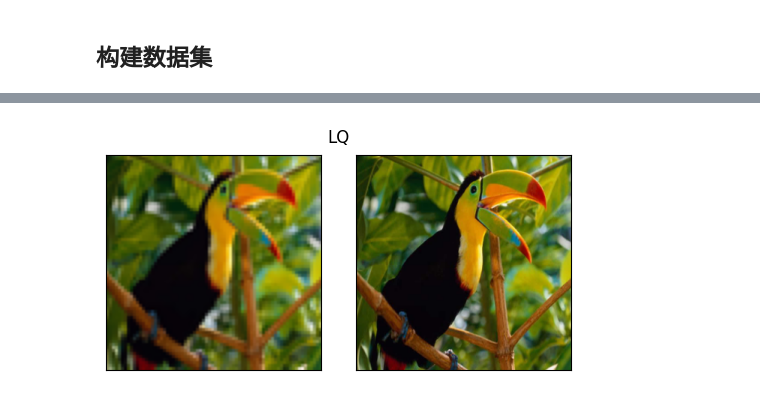
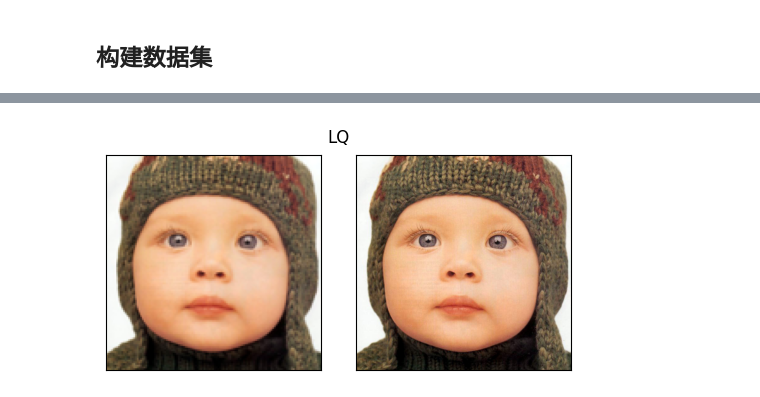
Before and after one commit to xinetzone/torch-book, a Jupyter notebook: doc/datasets/cv/Set5.ipynb, the cells around one changed output, grey strips where cells are left out. Drawn from its saved outputs; the diff is of its cells as text; code cells hidden in the pictures.

```diff
--- a/doc/datasets/cv/Set5.ipynb
+++ b/doc/datasets/cv/Set5.ipynb
@@ -95,23 +99,23 @@ class PairedDataset(Dataset):
 # %%
 import torch
 from torch.utils.data.dataloader import DataLoader
-
+from utils.Set5 import PairedDataset
 scale = 4 # 放大倍数, 2, 3, 4
 dataset = PairedDataset(
     scale,
     data_dir/"GTmod12",
     data_dir/f"LRbicx{scale}",
     transform=None
 )
-data_loader = DataLoader(dataset, batch_size=1, shuffle=True)
+data_loader = DataLoader(dataset, batch_size=1, shuffle=False)
 
 with torch.no_grad():
     for lr, hr in data_loader:
         break
     canvas = CompareGridFrame(1, 1, 2.5)
     left_axes, right_axes = canvas(lr.permute(0, 2, 3, 1), hr.permute(0, 2, 3, 1))
     canvas.figure.suptitle("LQ")
     plt.close()
 canvas.figure
 # %% [output]
-[figure, old version]
+[figure, new version]
```
Also changed, not shown: parts of 5 cells of this notebook, 25 other files.
